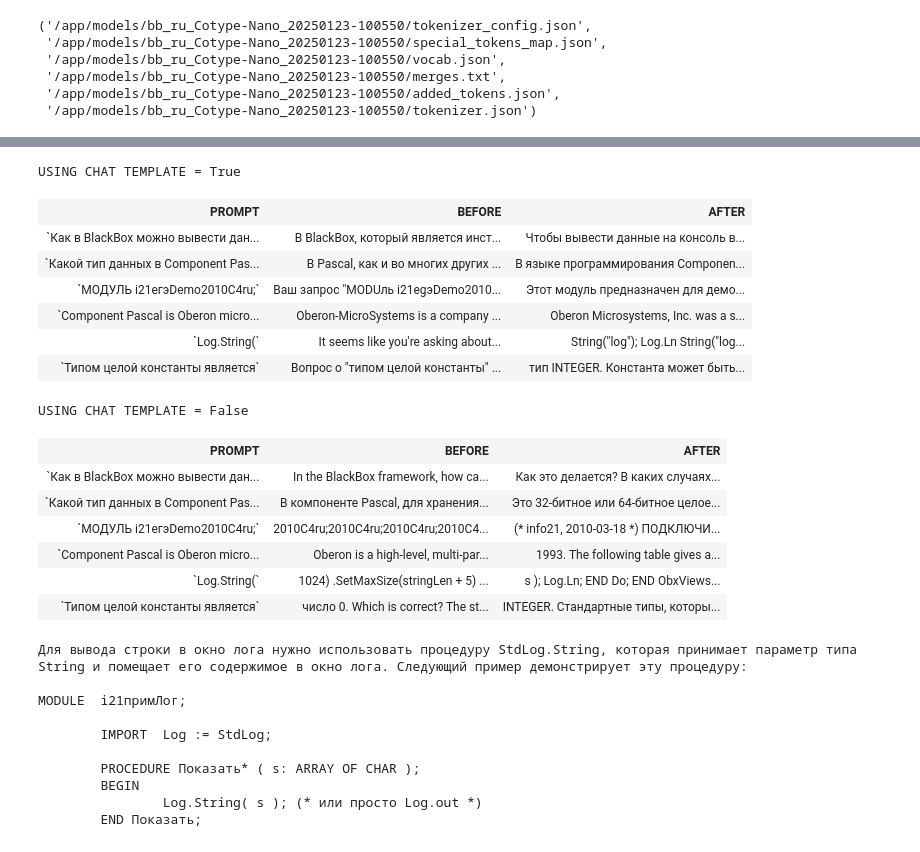
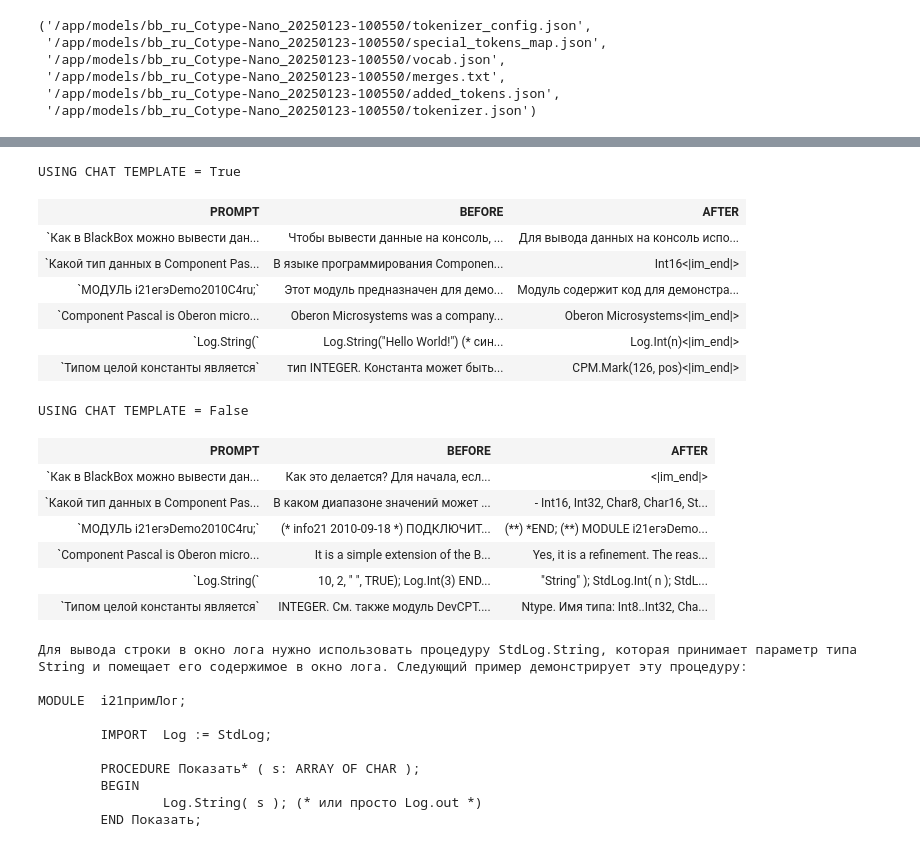
Before and after one commit to hodzanassredin/neuro-sft-host, a Jupyter notebook: learn/notebooks/BB/pretrain2-QA.ipynb, the cells around one changed output, grey strips where cells are left out. Saved outputs shown, nothing was run; the diff lists cells and outputs as text; code cells hidden in the pictures.

```diff
--- a/learn/notebooks/BB/pretrain2-QA.ipynb
+++ b/learn/notebooks/BB/pretrain2-QA.ipynb
@@ -177,4 +200,4 @@ tokenizer.save_pretrained(final_path)
  '/app/models/bb_ru_Cotype-Nano_20250123-100550/added_tokens.json',
  '/app/models/bb_ru_Cotype-Nano_20250123-100550/tokenizer.json')
 # %%
-reference_model = transformers.AutoModelForCausalLM.from_pretrained(model_name, device_map=device,quantization_config=bnb_config,)
+reference_model = transformers.AutoModelForCausalLM.from_pretrained(model_path, device_map=device,quantization_config=bnb_config,)
@@ -184,3 +204,6 @@ reference_model = transformers.AutoModelForCausalLM.from_pretrained(model_name,
+# %%
+checkpoint = f"./results_stage2/{model_name}/20250123-153607/checkpoint-1152"
+checkpoint_model = transformers.AutoModelForCausalLM.from_pretrained(checkpoint, device_map=device,quantization_config=bnb_config,)
 # %%
 from IPython.display import HTML, display
 table_template = """<table style="border:1px solid black" >
@@ -242,34 +265,34 @@ def draw_diff(use_chat,l):
     print(f"USING CHAT TEMPLATE = {use_chat}")
 
     baseline = [infer(reference_model, p, l = l, use_chat=use_chat) for p in prompts]
-    check = [infer(model, p, l = l, use_chat=use_chat) for p in prompts]
+    check = [infer(checkpoint_model, p, l = l, use_chat=use_chat) for p in prompts]
     rows = []
     for i, prompt in enumerate(prompts):
         # replace placeholders in the format() arguments
         rows.append(row_template.format(prompt, baseline[i], check[i]))
     display(HTML(table_template.format('\n'.join(rows))))
 # %%
-draw_diff(True, 39)
+draw_diff(True, 100)
 # %% [output]
 USING CHAT TEMPLATE = True
 | PROMPT | BEFORE | AFTER |
-| `Как в BlackBox можно вывести дан... | В BlackBox, который является инст... | Чтобы вывести данные на консоль в... |
-| `Какой тип данных в Component Pas... | В Pascal, как и во многих других ... | В языке программирования Componen... |
-| `МОДУЛЬ i21егэDemo2010C4ru;` | Ваш запрос "MODUль i21egэDemo2010... | Этот модуль предназначен для демо... |
-| `Component Pascal is Oberon micro... | Oberon-MicroSystems is a company ... | Oberon Microsystems, Inc. was a s... |
-| `Log.String(` | It seems like you're asking about... | String("log"); Log.Ln String("log... |
-| `Типом целой константы является` | Вопрос о "типом целой константы" ... | тип INTEGER. Константа может быть... |
+| `Как в BlackBox можно вывести дан... | Чтобы вывести данные на консоль, ... | Для вывода данных на консоль испо... |
+| `Какой тип данных в Component Pas... | В языке программирования Componen... | Int16<|im_end|> |
+| `МОДУЛЬ i21егэDemo2010C4ru;` | Этот модуль предназначен для демо... | Модуль содержит код для демонстра... |
+| `Component Pascal is Oberon micro... | Oberon Microsystems was a company... | Oberon Microsystems<|im_end|> |
+| `Log.String(` | Log.String("Hello World!") (* син... | Log.Int(n)<|im_end|> |
+| `Типом целой константы является` | тип INTEGER. Константа может быть... | CPM.Mark(126, pos)<|im_end|> |
 # %%
 draw_diff(False, 39)
 # %% [output]
 USING CHAT TEMPLATE = False
 | PROMPT | BEFORE | AFTER |
-| `Как в BlackBox можно вывести дан... | In the BlackBox framework, how ca... | Как это делается? В каких случаях... |
-| `Какой тип данных в Component Pas... | В компоненте Pascal, для хранения... | Это 32-битное или 64-битное целое... |
-| `МОДУЛЬ i21егэDemo2010C4ru;` | 2010C4ru;2010C4ru;2010C4ru;2010C4... | (* info21, 2010-03-18 *) ПОДКЛЮЧИ... |
-| `Component Pascal is Oberon micro... | Oberon is a high-level, multi-par... | 1993. The following table gives a... |
-| `Log.String(` | 1024) .SetMaxSize(stringLen + 5) ... | s ); Log.Ln; END Do; END ObxViews... |
-| `Типом целой константы является` | число 0. Which is correct? The st... | INTEGER. Стандартные типы, которы... |
+| `Как в BlackBox можно вывести дан... | Как это делается? Для начала, есл... | <|im_end|> |
+| `Какой тип данных в Component Pas... | В каком диапазоне значений может ... | - Int16, Int32, Char8, Char16, St... |
+| `МОДУЛЬ i21егэDemo2010C4ru;` | (* info21 2010-09-18 *) ПОДКЛЮЧИТ... | (**) *END; (**) MODULE i21егэDemo... |
+| `Component Pascal is Oberon micro... | It is a simple extension of the B... | Yes, it is a refinement. The reas... |
+| `Log.String(` | 10, 2, " ", TRUE); Log.Int(3) END... | "String" ); StdLog.Int( n ); StdL... |
+| `Типом целой константы является` | INTEGER. См. также модуль DevCPT.... | Ntype. Имя типа: Int8..Int32, Cha... |
 # %%
 print(infer(model, 'Ты помошник по среде Component Pascal. Ответь на вопрос: Как мне вывести строку hello в окно лога?', 256, use_chat = True))
 # %% [output]
```
Also changed, not shown: parts of 3 cells of this notebook, 1 other file.
